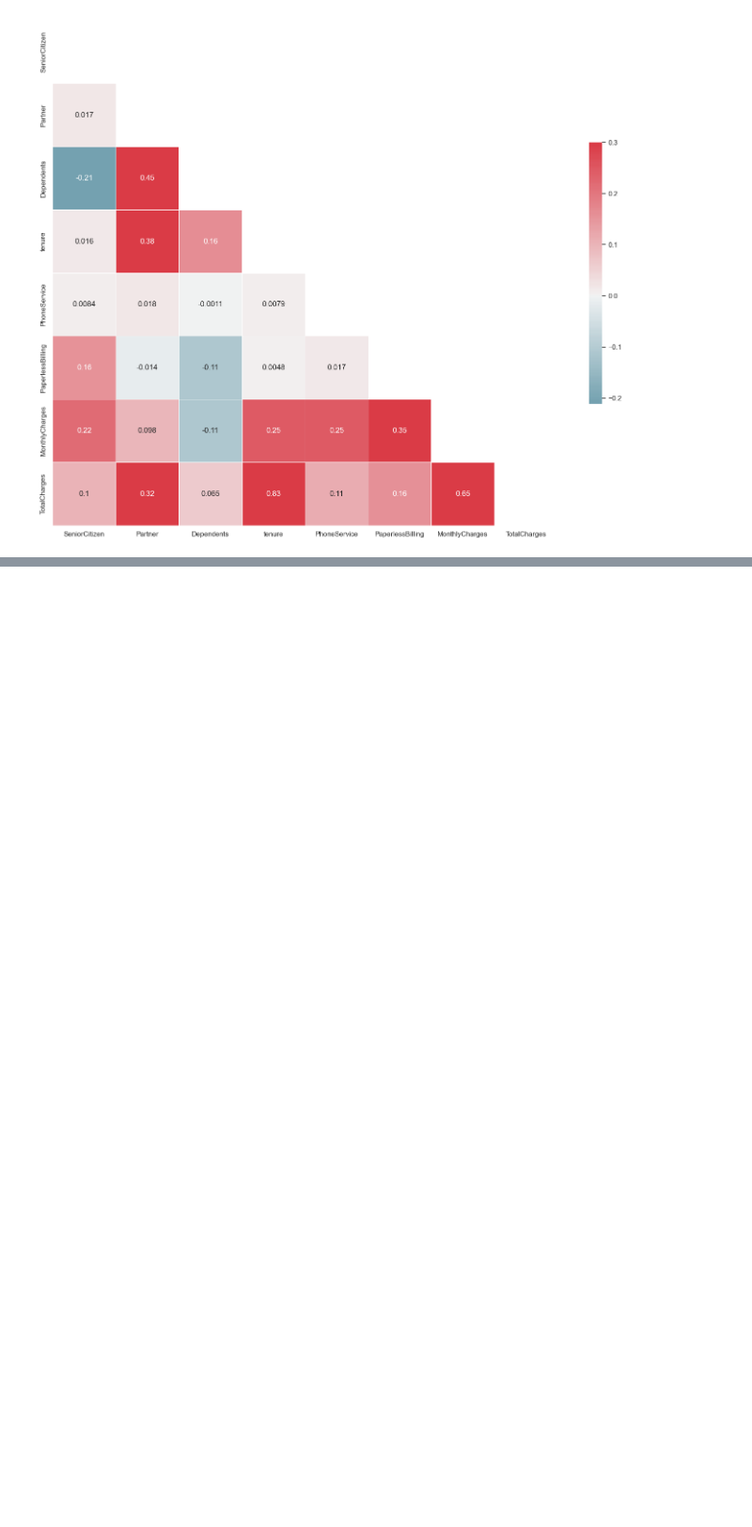
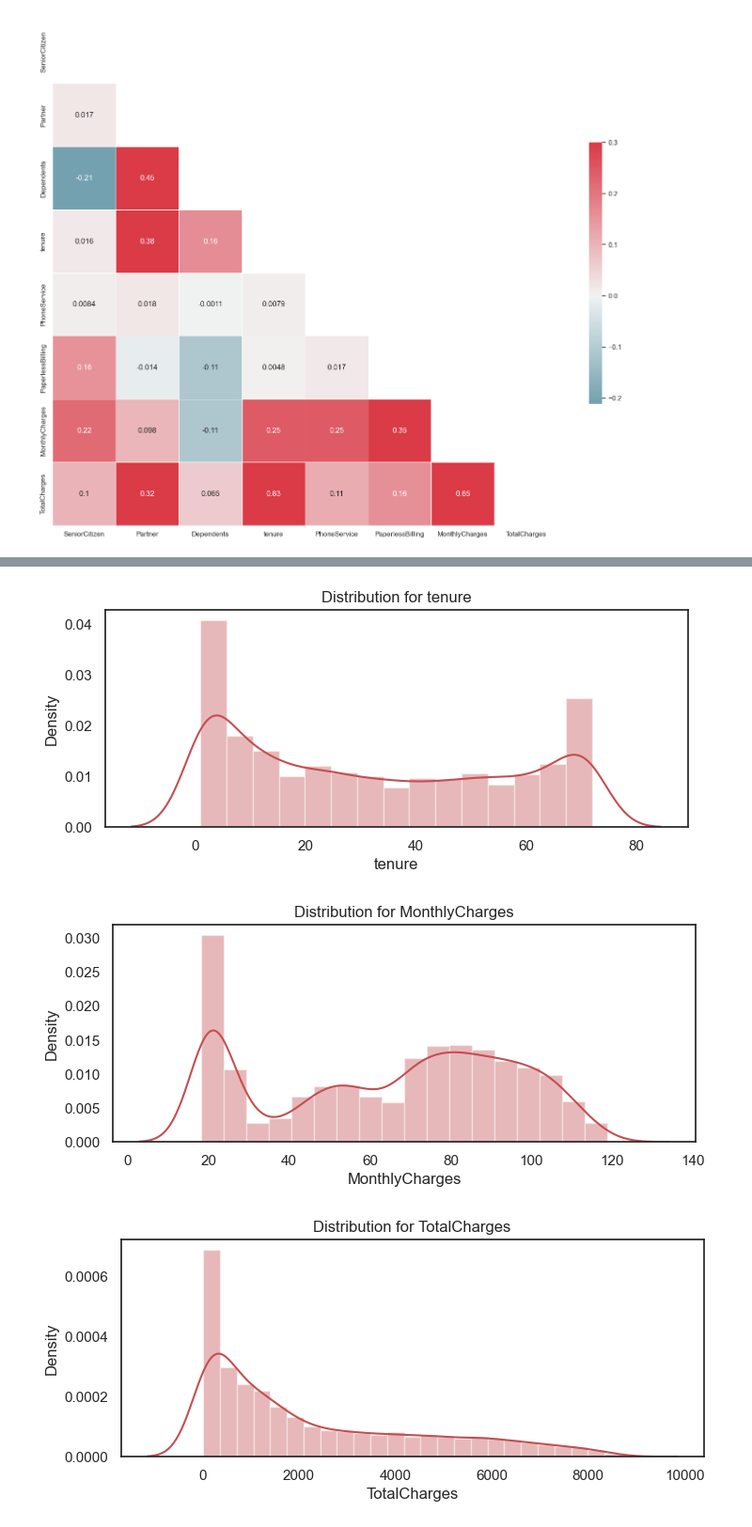
Before and after one commit to hmtalha786/Movie-Review-Sentiment-Analysis, a Jupyter notebook: Code.ipynb, the cells around one changed output, grey strips where cells are left out. Shown at 94% size. Saved outputs shown, nothing was run; the diff lists cells and outputs as text; code cells hidden in the pictures; blank space fills up the shorter version.

```diff
--- a/Code.ipynb
+++ b/Code.ipynb
@@ -537,0 +548,8 @@ sns.heatmap(corr, mask=mask, cmap=cmap, vmax=.3, center=0,square=True,annot = Tr
+# %%
+def encode_data(dataframe):
+    if dataframe.dtype == "object":
+        dataframe = LabelEncoder().fit_transform(dataframe)
+    return dataframe
+
+data = data.apply(lambda x: encode_data(x))
+data.head()
@@ -537,0 +568,12 @@ sns.heatmap(corr, mask=mask, cmap=cmap, vmax=.3, center=0,square=True,annot = Tr
+# %%
+def distplot(feature, frame, color='r'):
+    plt.figure(figsize=(8,3))
+    plt.title("Distribution for {}".format(feature))
+    ax = sns.distplot(frame[feature], color= color)
+# %%
+col =  ["tenure", 'MonthlyCharges', 'TotalCharges']
+for features in col :distplot(features, data)
+# %% [output]
+[figure, added]
+[figure, added]
+[figure, added]
```
Also changed, not shown: parts of 8 cells of this notebook.
